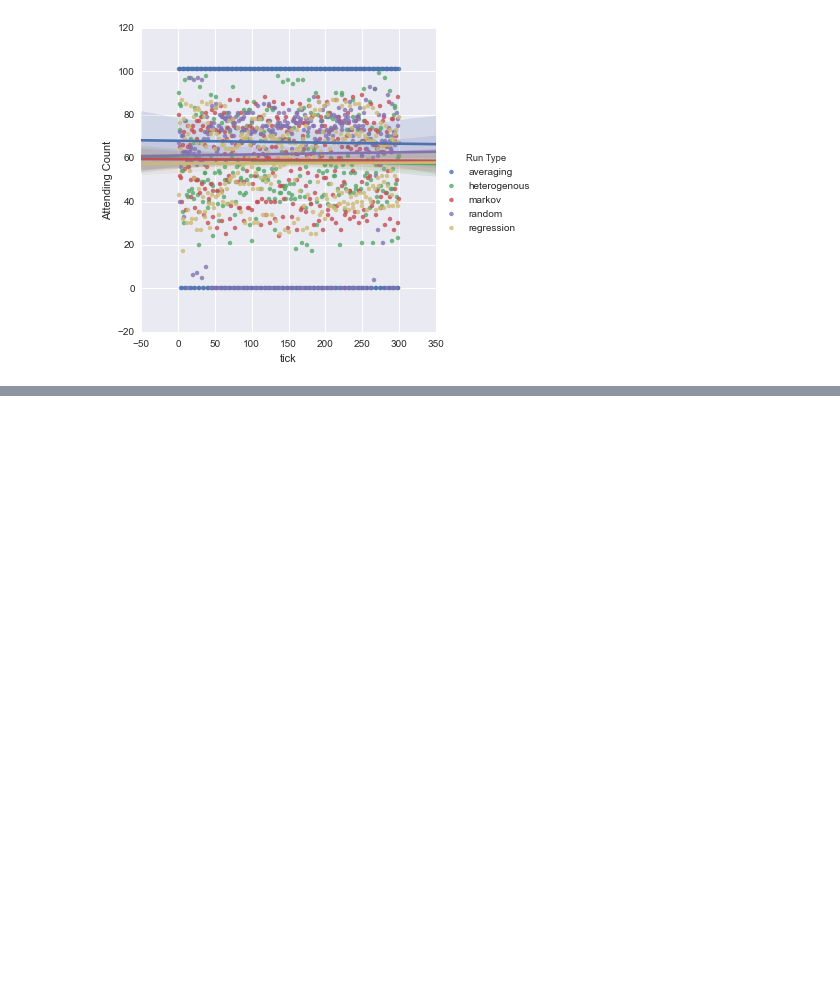
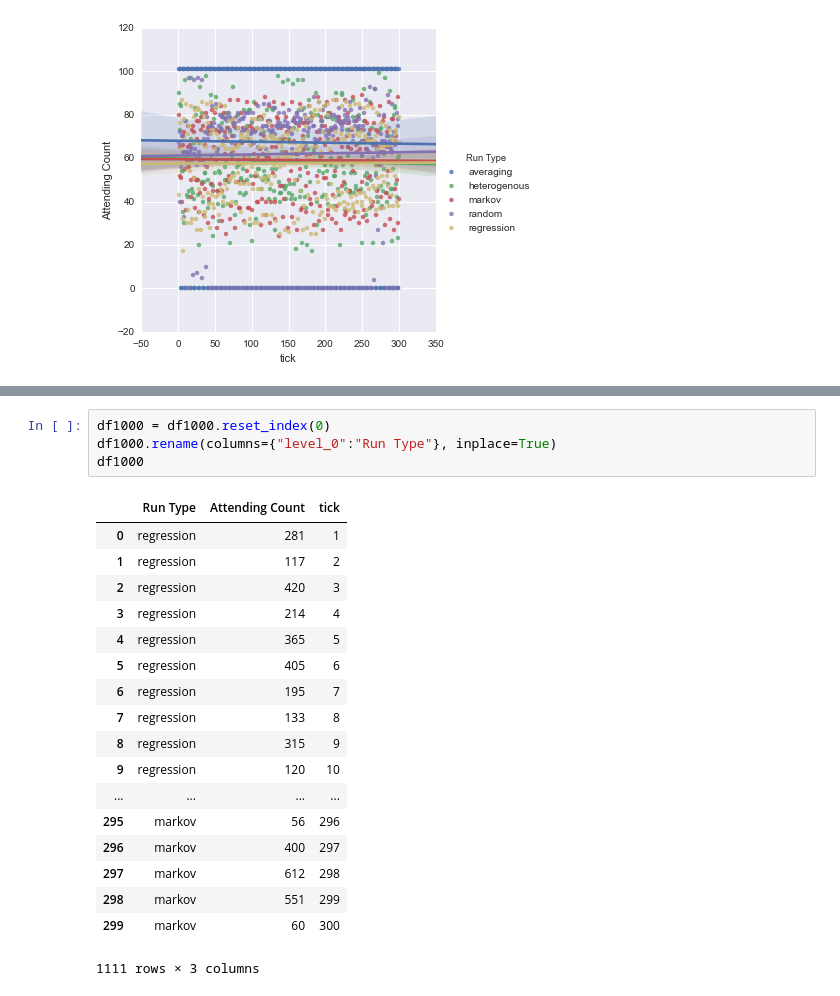
Before and after one commit to hawkw/cs383f2015-lab3, a Jupyter notebook: analysis.ipynb, the cells around one changed output, grey strips where cells are left out. Drawn from its saved outputs; the diff is of its cells as text; blank space fills up the shorter version.

```diff
--- a/analysis.ipynb
+++ b/analysis.ipynb
@@ -56,0 +63,23 @@ g.map(sns.pointplot, "tick", "Attending Count")
+# %%
+df1000 = df1000.reset_index(0)
+df1000.rename(columns={"level_0":"Run Type"}, inplace=True)
+df1000
+# %% [output]
+|  | Run Type | Attending Count | tick |
+| 0 | regression | 281 | 1 |
+| 1 | regression | 117 | 2 |
+| 2 | regression | 420 | 3 |
+| 3 | regression | 214 | 4 |
+| 4 | regression | 365 | 5 |
+| 5 | regression | 405 | 6 |
+| 6 | regression | 195 | 7 |
+| 7 | regression | 133 | 8 |
+| 8 | regression | 315 | 9 |
+| 9 | regression | 120 | 10 |
+| ... | ... | ... | ... |
+| 295 | markov | 56 | 296 |
+| 296 | markov | 400 | 297 |
+| 297 | markov | 612 | 298 |
+| 298 | markov | 551 | 299 |
+| 299 | markov | 60 | 300 |
+1111 rows × 3 columns
```
Also changed, not shown: parts of 3 cells of this notebook.
